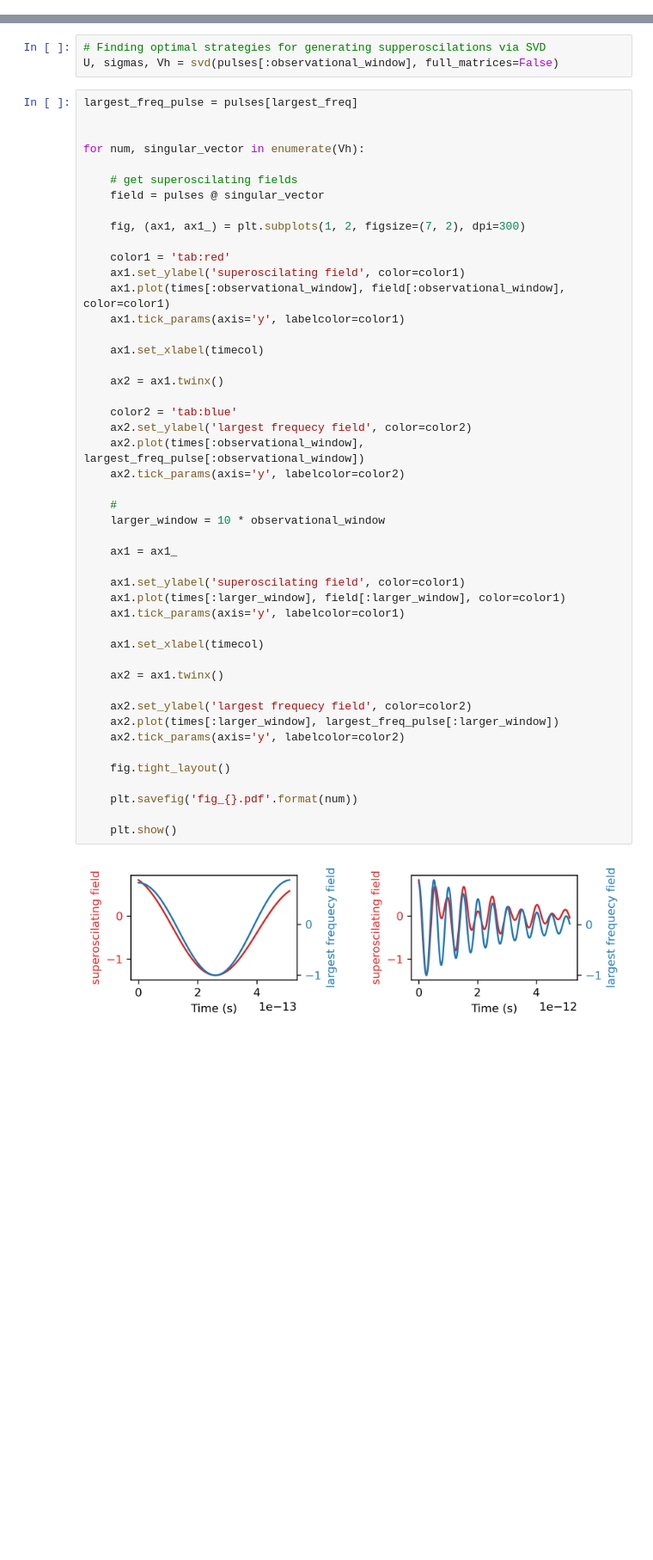
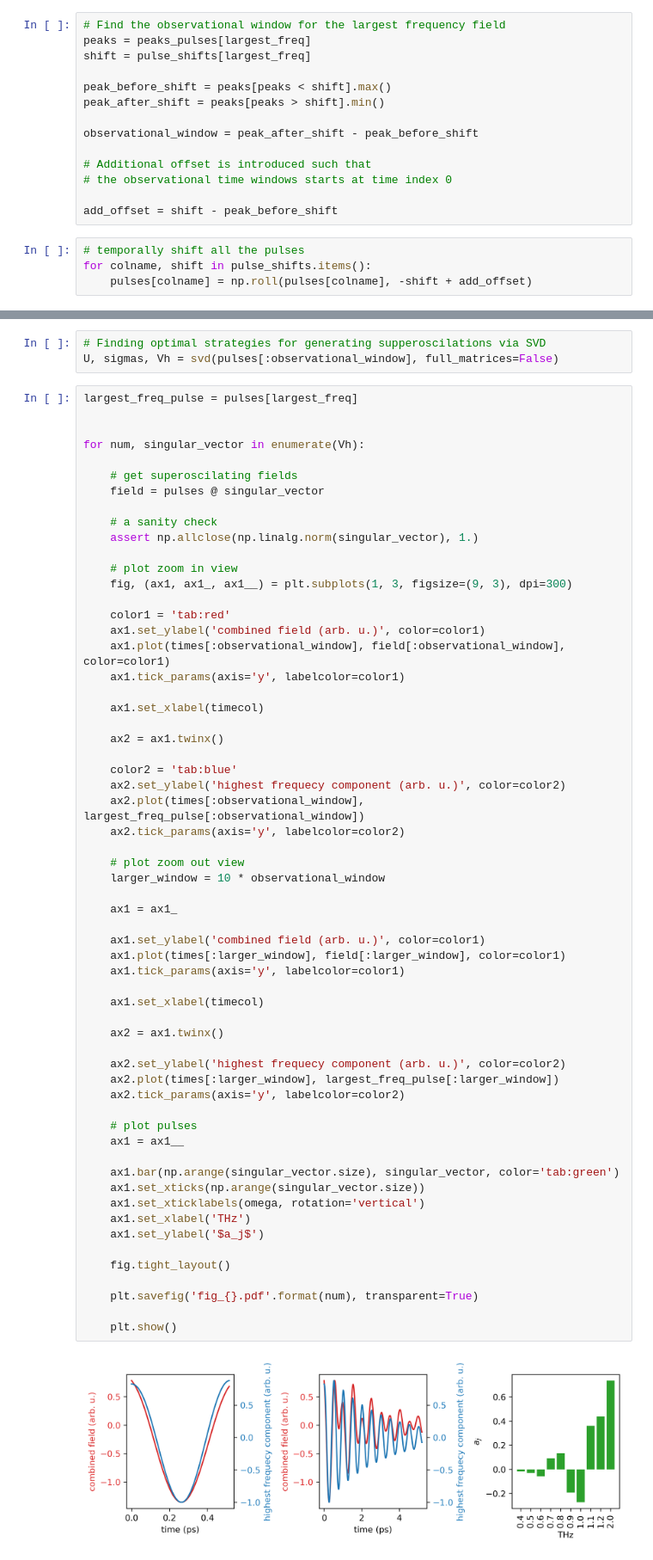
Before and after one commit to dibondar/superoscilations, a Jupyter notebook: how_to_get_superoscilations.ipynb, the cells around one changed output, grey strips where cells are left out. Shown at 86% size. Saved outputs shown, nothing was run; the diff lists cells and outputs as text; blank space fills up the shorter version.

```diff
--- a/how_to_get_superoscilations.ipynb
+++ b/how_to_get_superoscilations.ipynb
@@ -84 +119,19 @@ for colname in pulses.columns:
+# %%
+# Find the observational window for the largest frequency field
+peaks = peaks_pulses[largest_freq]
+shift = pulse_shifts[largest_freq]
+
+peak_before_shift = peaks[peaks < shift].max()
+peak_after_shift = peaks[peaks > shift].min()
+
+observational_window = peak_after_shift - peak_before_shift
+
+# Additional offset is introduced such that
+# the observational time windows starts at time index 0
+
+add_offset = shift - peak_before_shift
+# %%
+# temporally shift all the pulses
+for colname, shift in pulse_shifts.items():
+    pulses[colname] = np.roll(pulses[colname], -shift + add_offset)
 # %%
@@ -98,43 +152,56 @@ for num, singular_vector in enumerate(Vh):
     # get superoscilating fields
     field = pulses @ singular_vector
 
-    fig, (ax1, ax1_) = plt.subplots(1, 2, figsize=(7, 2), dpi=300)
+    # a sanity check
+    assert np.allclose(np.linalg.norm(singular_vector), 1.)
+
+    # plot zoom in view
+    fig, (ax1, ax1_, ax1__) = plt.subplots(1, 3, figsize=(9, 3), dpi=300)
 
     color1 = 'tab:red'
-    ax1.set_ylabel('superoscilating field', color=color1)
+    ax1.set_ylabel('combined field (arb. u.)', color=color1)
     ax1.plot(times[:observational_window], field[:observational_window], color=color1)
     ax1.tick_params(axis='y', labelcolor=color1)
 
     ax1.set_xlabel(timecol)
 
     ax2 = ax1.twinx()
 
     color2 = 'tab:blue'
-    ax2.set_ylabel('largest frequecy field', color=color2)
+    ax2.set_ylabel('highest frequecy component (arb. u.)', color=color2)
     ax2.plot(times[:observational_window], largest_freq_pulse[:observational_window])
     ax2.tick_params(axis='y', labelcolor=color2)
 
-    #
+    # plot zoom out view
     larger_window = 10 * observational_window
 
     ax1 = ax1_
 
-    ax1.set_ylabel('superoscilating field', color=color1)
+    ax1.set_ylabel('combined field (arb. u.)', color=color1)
     ax1.plot(times[:larger_window], field[:larger_window], color=color1)
     ax1.tick_params(axis='y', labelcolor=color1)
 
     ax1.set_xlabel(timecol)
 
     ax2 = ax1.twinx()
 
-    ax2.set_ylabel('largest frequecy field', color=color2)
+    ax2.set_ylabel('highest frequecy component (arb. u.)', color=color2)
     ax2.plot(times[:larger_window], largest_freq_pulse[:larger_window])
     ax2.tick_params(axis='y', labelcolor=color2)
 
+    # plot pulses
+    ax1 = ax1__
+
+    ax1.bar(np.arange(singular_vector.size), singular_vector, color='tab:green')
+    ax1.set_xticks(np.arange(singular_vector.size))
+    ax1.set_xticklabels(omega, rotation='vertical')
+    ax1.set_xlabel('THz')
+    ax1.set_ylabel('$a_j$')
+
     fig.tight_layout()
 
-    plt.savefig('fig_{}.pdf'.format(num))
+    plt.savefig('fig_{}.pdf'.format(num), transparent=True)
 
     plt.show()
 # %% [output]
-[figure, old version]
+[figure, new version]
```
Also changed, not shown: parts of 13 cells of this notebook, 1 other file.
